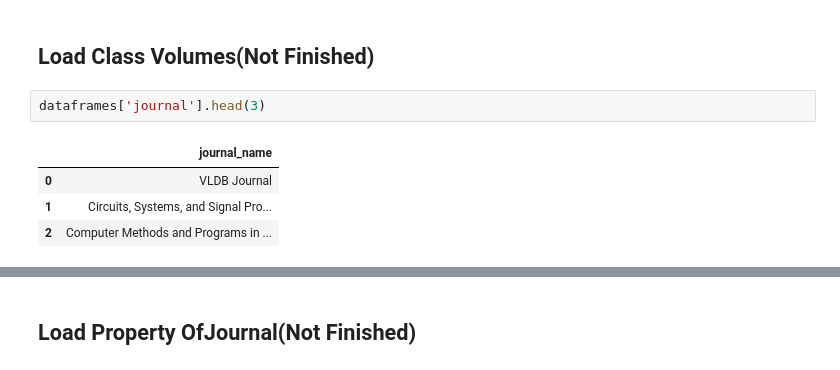
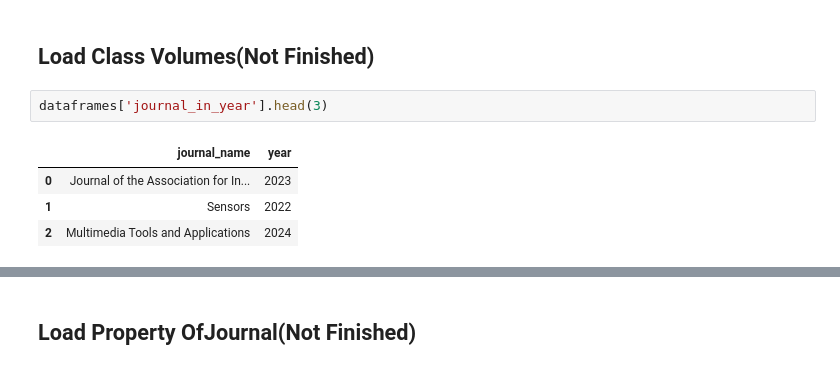
Before and after one commit to Ziyong-Zhang/SDM_lab2, a Jupyter notebook: scripts/SDM_Lab2_Abox.ipynb, the cells around one changed output, grey strips where cells are left out. Drawn from its saved outputs; the diff is of its cells as text.

```diff
--- a/scripts/SDM_Lab2_Abox.ipynb
+++ b/scripts/SDM_Lab2_Abox.ipynb
@@ -491,9 +492,9 @@ Journal_process(dataframes['journal'])
 # %% [markdown]
 ## Load Class Volumes(Not Finished)
 # %%
-dataframes['journal'].head(3)
+dataframes['journal_in_year'].head(3)
 # %% [output]
-|  | journal_name |
-| 0 | VLDB Journal |
-| 1 | Circuits, Systems, and Signal Pro... |
-| 2 | Computer Methods and Programs in ... |
+|  | journal_name | year |
+| 0 | Journal of the Association for In... | 2023 |
+| 1 | Sensors | 2022 |
+| 2 | Multimedia Tools and Applications | 2024 |
```
Also changed, not shown: parts of 17 cells of this notebook.
